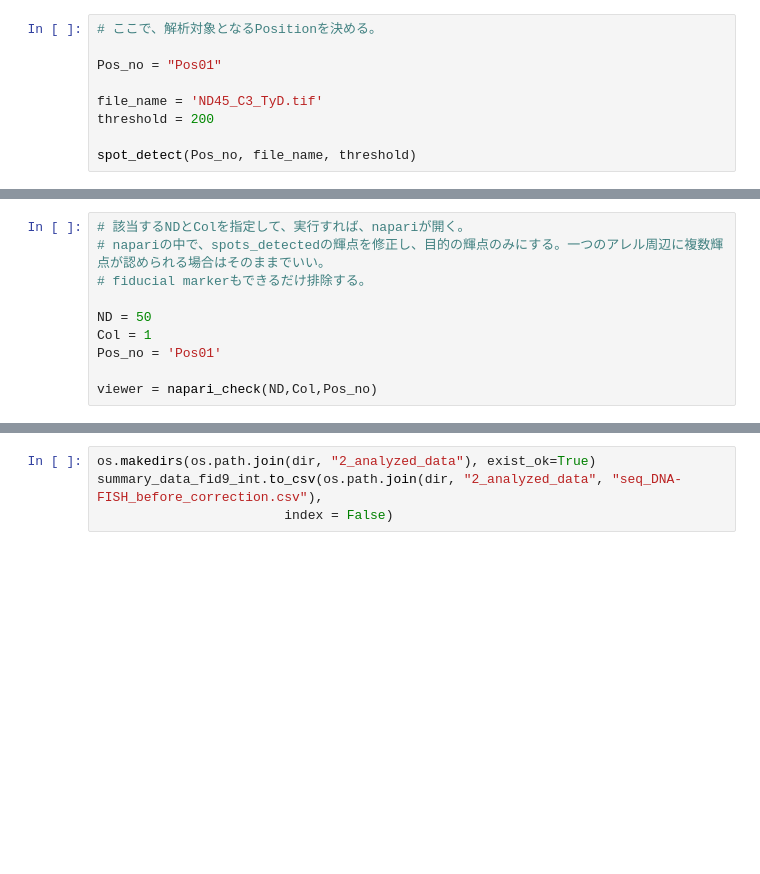
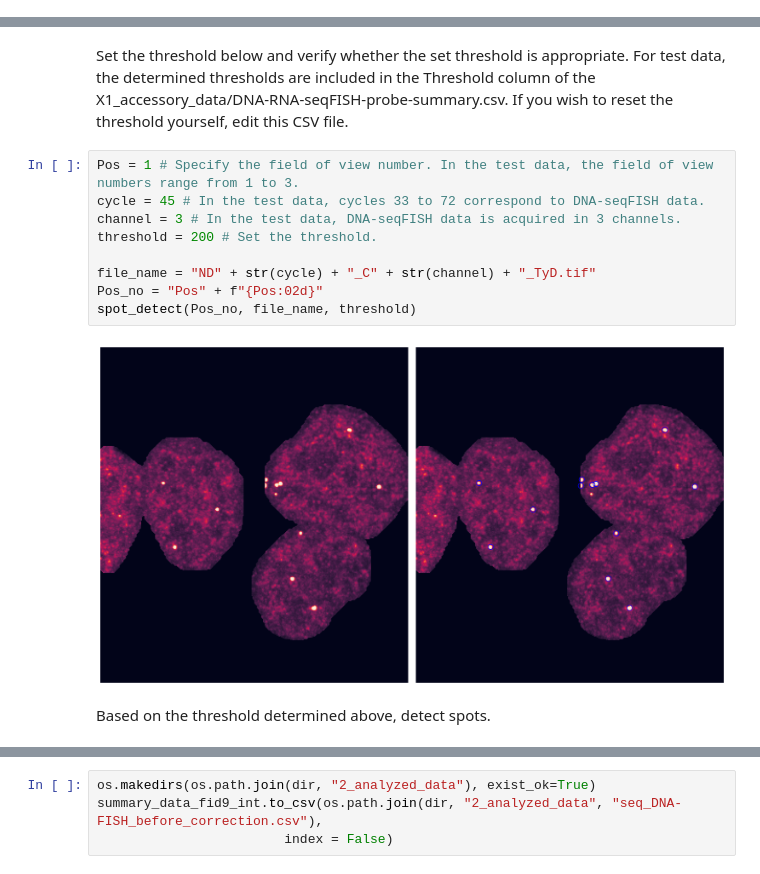
Before and after one commit to Ochiai-Lab/seqFISH_analysis, a Jupyter notebook: X2_jupyter_notebook/2_DNA-seqFISH_spot_detection.ipynb, the cells around one changed output, grey strips where cells are left out. Drawn from its saved outputs; the diff is of its cells as text; blank space fills up the shorter version.

```diff
--- a/X2_jupyter_notebook/2_DNA-seqFISH_spot_detection.ipynb
+++ b/X2_jupyter_notebook/2_DNA-seqFISH_spot_detection.ipynb
@@ -195,9 +0,0 @@ def napari_check(ND,Col,Pos_no):
-# %%
-# ここで、解析対象となるPositionを決める。
-
-Pos_no = "Pos01"
-
-file_name = 'ND45_C3_TyD.tif'
-threshold = 200
-
-spot_detect(Pos_no, file_name, threshold)
@@ -365,10 +0,0 @@ for Pos_no in Pos_no_range:
-# %%
-# 該当するNDとColを指定して、実行すれば、napariが開く。
-# napariの中で、spots_detectedの輝点を修正し、目的の輝点のみにする。一つのアレル周辺に複数輝点が認められる場合はそのままでいい。
-# fiducial markerもできるだけ排除する。
-
-ND = 50
-Col = 1
-Pos_no = 'Pos01'
-
-viewer = napari_check(ND,Col,Pos_no)
@@ -1184,0 +293,15 @@ summary_data_fid9_int
+# %% [markdown]
+Set the threshold below and verify whether the set threshold is appropriate. For test data, the determined thresholds are included in the Threshold column of the X1_accessory_data/DNA-RNA-seqFISH-probe-summary.csv. If you wish to reset the threshold yourself, edit this CSV file.
+# %%
+Pos = 1 # Specify the field of view number. In the test data, the field of view numbers range from 1 to 3.
+cycle = 45 # In the test data, cycles 33 to 72 correspond to DNA-seqFISH data.
+channel = 3 # In the test data, DNA-seqFISH data is acquired in 3 channels.
+threshold = 200 # Set the threshold.
+
+file_name = "ND" + str(cycle) + "_C" + str(channel) + "_TyD.tif"
+Pos_no = "Pos" + f"{Pos:02d}"
+spot_detect(Pos_no, file_name, threshold)
+# %% [output]
+[figure, added]
+# %% [markdown]
+Based on the threshold determined above, detect spots.
```
Also changed, not shown: parts of 69 cells of this notebook, 2 other files.
